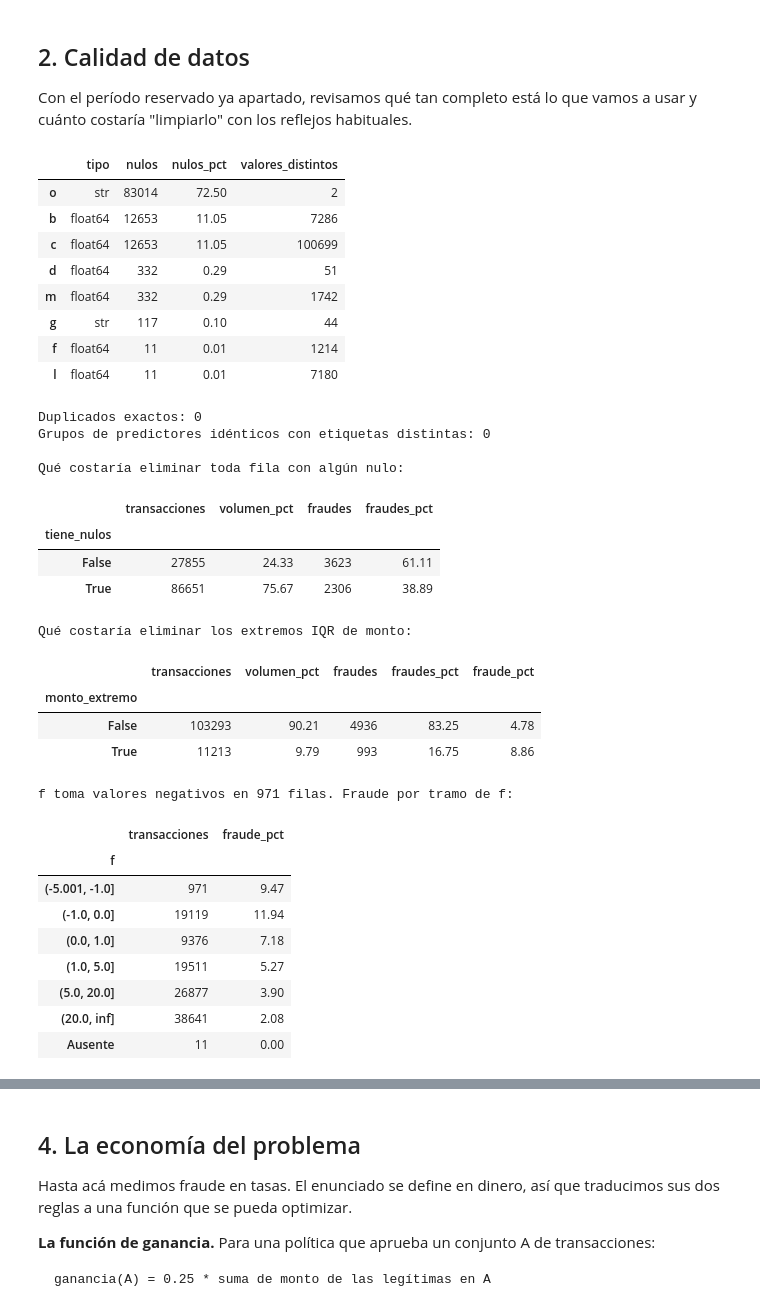
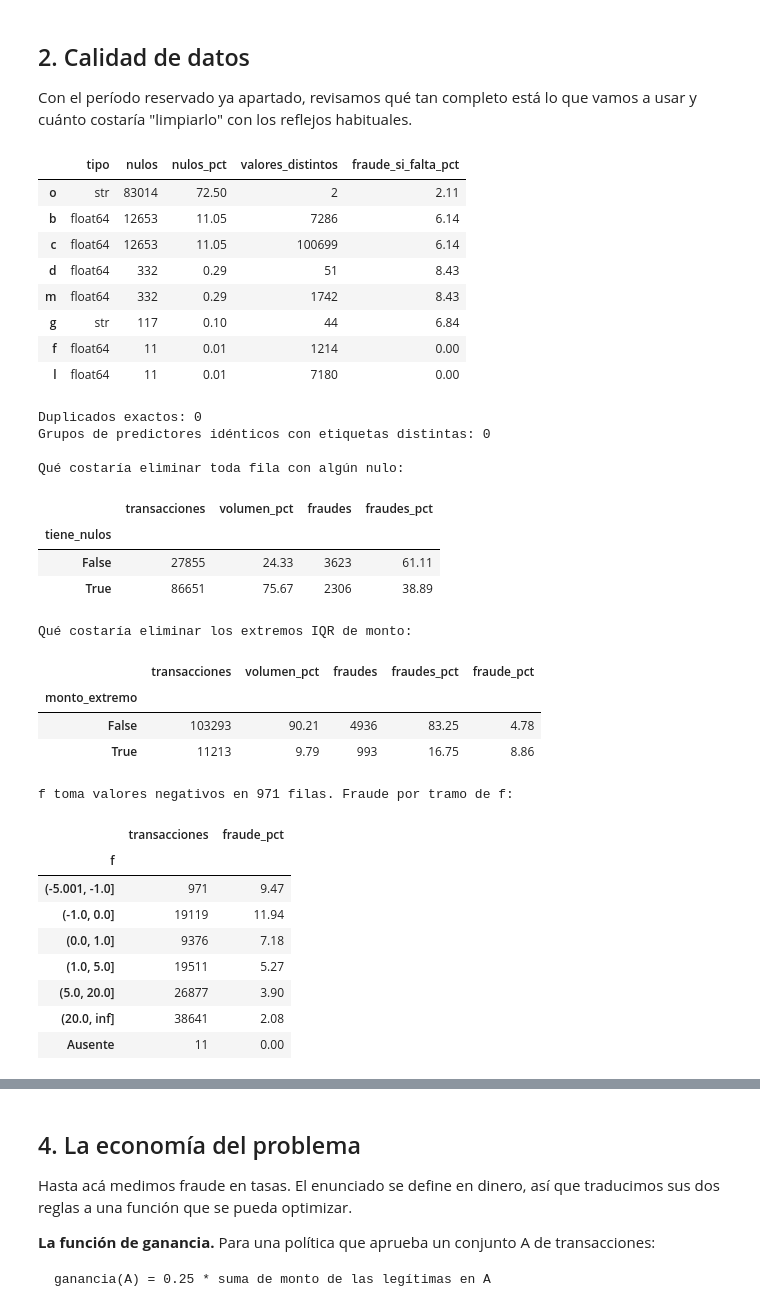
Before and after one commit to matimoya/mercadolibre-fraud-detection, a Jupyter notebook: notebooks/01_eda.ipynb, the cells around one changed output, grey strips where cells are left out. Drawn from its saved outputs; the diff is of its cells as text; code cells hidden in the pictures.

```diff
--- a/notebooks/01_eda.ipynb
+++ b/notebooks/01_eda.ipynb
@@ -280,7 +288,12 @@ Con el período reservado ya apartado, revisamos qué tan completo está lo que
 costaría "limpiarlo" con los reflejos habituales.
 # %%
 quality = column_profile(development)
-display(quality.loc[quality.nulos.gt(0)].sort_values("nulos_pct", ascending=False).round(2))
+con_nulos = quality.loc[quality.nulos.gt(0)].copy()
+# Si faltar se asocia con fraude, el indicador de faltante aporta; si no, solo completa la fila.
+con_nulos["fraude_si_falta_pct"] = [
+    100 * development.loc[development[columna].isna(), TARGET].mean() for columna in con_nulos.index
+]
+display(con_nulos.sort_values("nulos_pct", ascending=False).round(2))
 
 print("Duplicados exactos:", development.duplicated().sum())
 predictores = [col for col in development if col != TARGET]
@@ -289,42 +302,42 @@ print(
     "Grupos de predictores idénticos con etiquetas distintas:",
     development.loc[repetidos].groupby(predictores, dropna=False)[TARGET].nunique().gt(1).sum(),
 )
 
 print()
 print("Qué costaría eliminar toda fila con algún nulo:")
 incompletas = development.isna().any(axis=1).rename("tiene_nulos")
 display(
     rate_table(development, incompletas)[
         ["transacciones", "volumen_pct", "fraudes", "fraudes_pct"]
     ].round(2)
 )
 
 print("Qué costaría eliminar los extremos IQR de monto:")
 limites = iqr_report(development, ["monto"]).loc["monto"]
 extremos = (
     development.monto.lt(limites.limite_inferior) | development.monto.gt(limites.limite_superior)
 ).rename("monto_extremo")
 display(
     rate_table(development, extremos)[
         ["transacciones", "volumen_pct", "fraudes", "fraudes_pct", "fraude_pct"]
     ].round(2)
 )
 print(f"f toma valores negativos en {development.f.lt(0).sum():,} filas. Fraude por tramo de f:")
 display(
     rate_table(development, "f", bins=[-5, -1, 0, 1, 5, 20, np.inf])[
         ["transacciones", "fraude_pct"]
     ].round(2)
 )
 # %% [output]
-|  | tipo | nulos | nulos_pct | valores_distintos |
-| o | str | 83014 | 72.50 | 2 |
-| b | float64 | 12653 | 11.05 | 7286 |
-| c | float64 | 12653 | 11.05 | 100699 |
-| d | float64 | 332 | 0.29 | 51 |
-| m | float64 | 332 | 0.29 | 1742 |
-| g | str | 117 | 0.10 | 44 |
-| f | float64 | 11 | 0.01 | 1214 |
-| l | float64 | 11 | 0.01 | 7180 |
+|  | tipo | nulos | nulos_pct | valores_distintos | fraude_si_falta_pct |
+| o | str | 83014 | 72.50 | 2 | 2.11 |
+| b | float64 | 12653 | 11.05 | 7286 | 6.14 |
+| c | float64 | 12653 | 11.05 | 100699 | 6.14 |
+| d | float64 | 332 | 0.29 | 51 | 8.43 |
+| m | float64 | 332 | 0.29 | 1742 | 8.43 |
+| g | str | 117 | 0.10 | 44 | 6.84 |
+| f | float64 | 11 | 0.01 | 1214 | 0.00 |
+| l | float64 | 11 | 0.01 | 7180 | 0.00 |
 Duplicados exactos: 0
 Grupos de predictores idénticos con etiquetas distintas: 0
 
```
Also changed, not shown: parts of 12 cells of this notebook, 1 other file.
